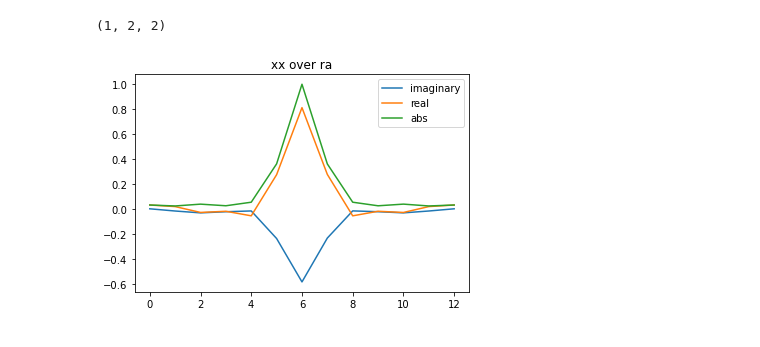
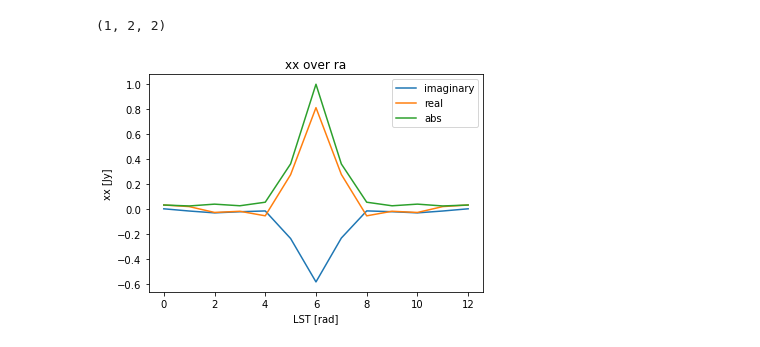
Before and after one commit to 3276908917/skyflux, a Jupyter notebook: notebooks/debugging/pure_J.ipynb, the cells around one changed output. Drawn from its saved outputs; the diff is of its cells as text; code cells hidden in the pictures.

```diff
--- a/notebooks/debugging/pure_J.ipynb
+++ b/notebooks/debugging/pure_J.ipynb
@@ -101,33 +101,34 @@ yy: (0.3904975309365466-0.30367048435532645j)
 # %%
 dec_decf = np.radians(-30.72)
 
 ra_decf = 0
 
 list_xx = []
 
 while ra_decf <= 120:
     J_decf = sf.stokes.create_J(
         ra=np.radians(ra_decf), dec=dec_decf, lst=np.pi/3, radians=True
     )
-    #print("\nDeclination (degrees):", np.around(np.degrees(dec_decf), 2),
-    #    "\nRight acension (degrees):", np.around(ra_decf, 2),
-    #    "\nResultant J matrix:\n", J_decf, "\n")
     list_xx.append(J_decf[0][0][0])
     ra_decf += 10
 
 list_xx = np.array(list_xx)
 
 im = np.imag(list_xx)
 re = np.real(list_xx)
 ab = np.abs(list_xx)
 plt.plot(im, label="imaginary")
 plt.plot(re, label="real")
 plt.plot(ab, label="abs")
+
 plt.title("xx over ra")
 plt.legend()
+plt.xlabel("LST [rad]")
+plt.ylabel("xx [Jy]")
+
 plt.show()
 # %% [output]
-[figure, old version]
+[figure, new version]
 # %%
 plt.clf()
 ra_decf = 0
```
Also changed, not shown: parts of 5 cells of this notebook.
